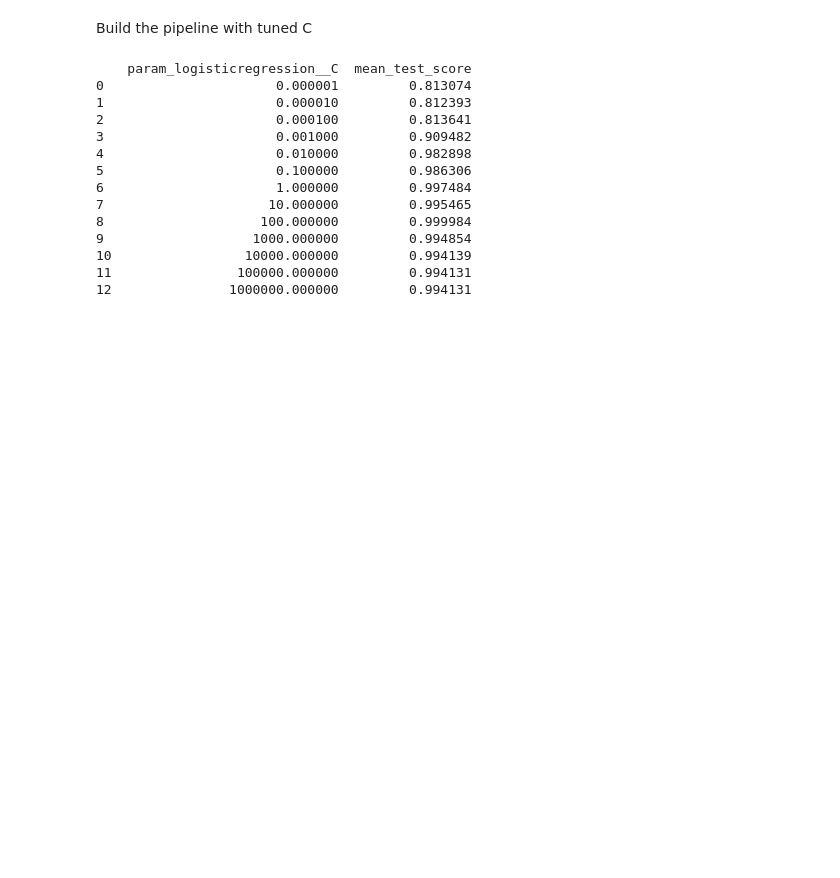
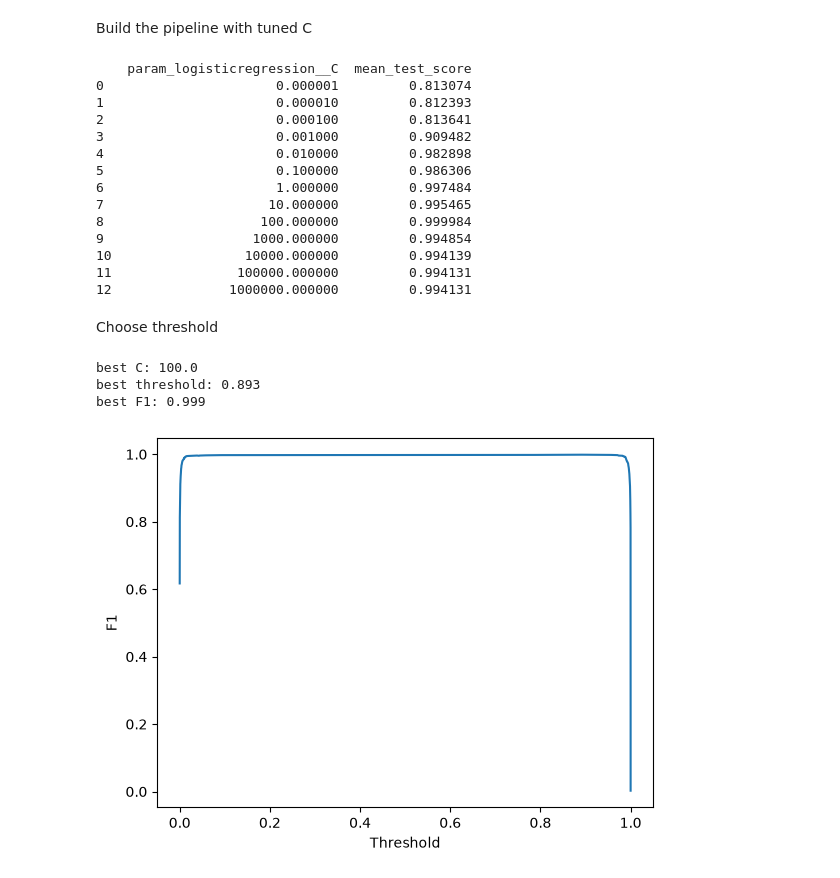
Before and after one commit to maggielii/sensor-ml, a Jupyter notebook: hydraulic_rig.ipynb, the cells around one changed output. Saved outputs shown, nothing was run; the diff lists cells and outputs as text; code cells hidden in the pictures; blank space fills up the shorter version.

Commit message:
Choose threshold

```diff
--- a/hydraulic_rig.ipynb
+++ b/hydraulic_rig.ipynb
@@ -144,3 +146,30 @@ print(results[["param_logisticregression__C", "mean_test_score"]])
 10                 10000.000000         0.994139
 11                100000.000000         0.994131
 12               1000000.000000         0.994131
+# %% [markdown]
+Choose threshold
+# %%
+best_c = grid.best_params_["logisticregression__C"]
+final_model = make_pipeline(StandardScaler(), LogisticRegression(C=best_c, max_iter=1000))
+
+train_probs = cross_val_predict(final_model, X_train, y_train, method="predict_proba")[:, 1]
+thresholds = np.unique(train_probs)
+f1_scores = []
+
+for threshold in thresholds:
+    f1_scores.append(f1_score(y_train, (train_probs >= threshold).astype(int)))
+best_threshold = thresholds[np.argmax(f1_scores)]
+
+print("best C:", best_c)
+print("best threshold:", round(best_threshold, 3))
+print("best F1:", round(max(f1_scores), 3))
+
+plt.plot(thresholds, f1_scores)
+plt.xlabel("Threshold")
+plt.ylabel("F1")
+plt.show()
+# %% [output]
+best C: 100.0
+best threshold: 0.893
+best F1: 0.999
+[figure, added]
```
Also changed, not shown: parts of 1 cell of this notebook.
